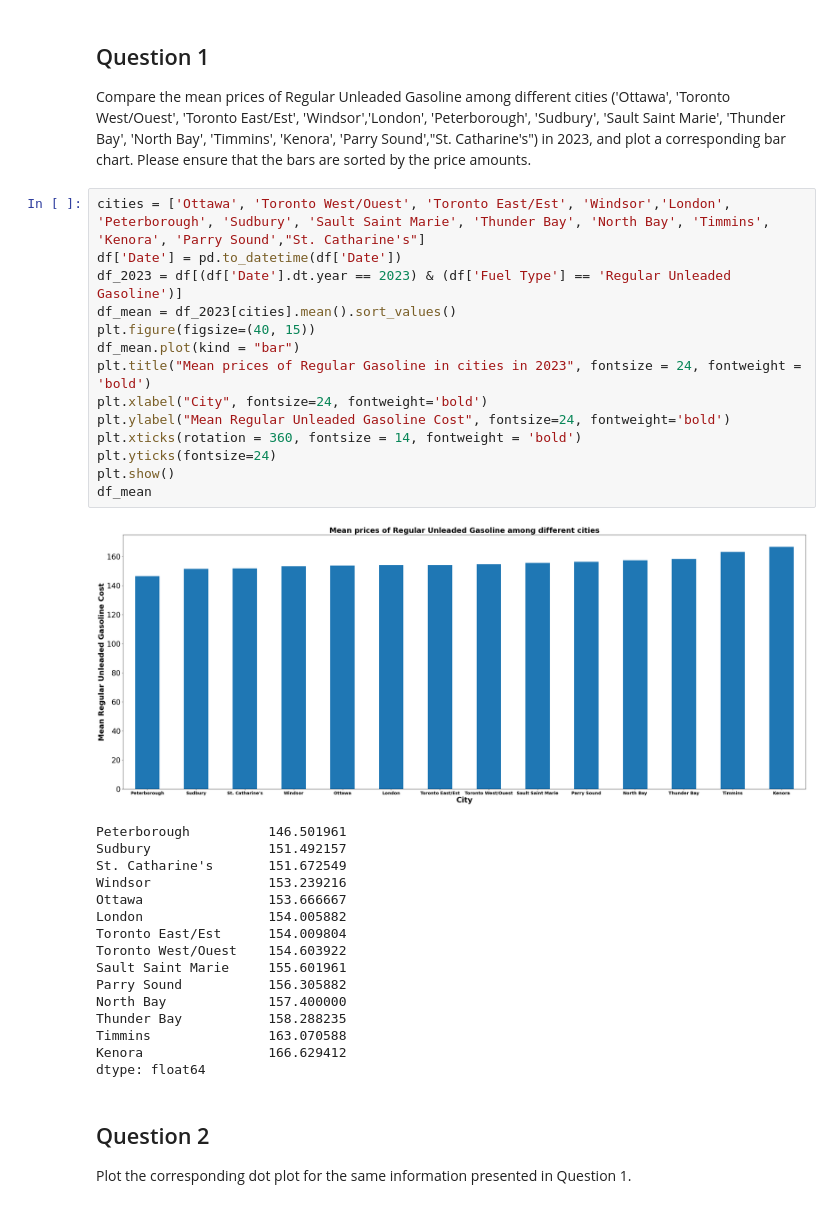
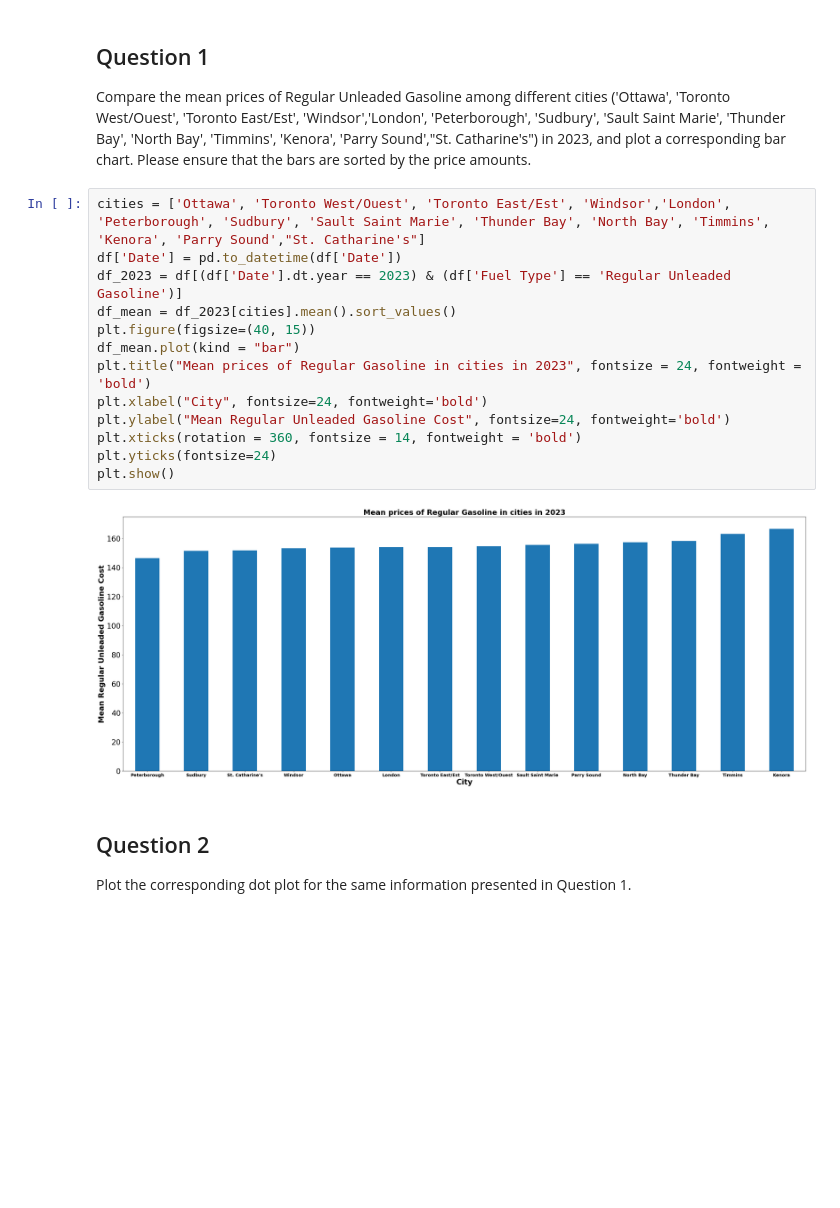
Before and after one commit to swiftxo/CP321, a Jupyter notebook: A1.ipynb, the cells around one changed output. Drawn from its saved outputs; the diff is of its cells as text; blank space fills up the shorter version.

```diff
--- a/A1.ipynb
+++ b/A1.ipynb
@@ -35,34 +35,18 @@ Compare the mean prices of Regular Unleaded Gasoline among different cities ('Ot
 # %%
 cities = ['Ottawa', 'Toronto West/Ouest', 'Toronto East/Est', 'Windsor','London', 'Peterborough', 'Sudbury', 'Sault Saint Marie', 'Thunder Bay', 'North Bay', 'Timmins', 'Kenora', 'Parry Sound',"St. Catharine's"]
 df['Date'] = pd.to_datetime(df['Date'])
 df_2023 = df[(df['Date'].dt.year == 2023) & (df['Fuel Type'] == 'Regular Unleaded Gasoline')]
 df_mean = df_2023[cities].mean().sort_values()
 plt.figure(figsize=(40, 15))
 df_mean.plot(kind = "bar")
 plt.title("Mean prices of Regular Gasoline in cities in 2023", fontsize = 24, fontweight = 'bold')
 plt.xlabel("City", fontsize=24, fontweight='bold')
 plt.ylabel("Mean Regular Unleaded Gasoline Cost", fontsize=24, fontweight='bold')
 plt.xticks(rotation = 360, fontsize = 14, fontweight = 'bold')
 plt.yticks(fontsize=24)
 plt.show()
-df_mean
 # %% [output]
-[figure, old version]
+[figure, new version]
-Peterborough          146.501961
-Sudbury               151.492157
-St. Catharine's       151.672549
-Windsor               153.239216
-Ottawa                153.666667
-London                154.005882
-Toronto East/Est      154.009804
-Toronto West/Ouest    154.603922
-Sault Saint Marie     155.601961
-Parry Sound           156.305882
-North Bay             157.400000
-Thunder Bay           158.288235
-Timmins               163.070588
-Kenora                166.629412
-dtype: float64
 # %% [markdown]
 ## Question 2
 Plot the corresponding dot plot for the same information presented in Question 1.
```
